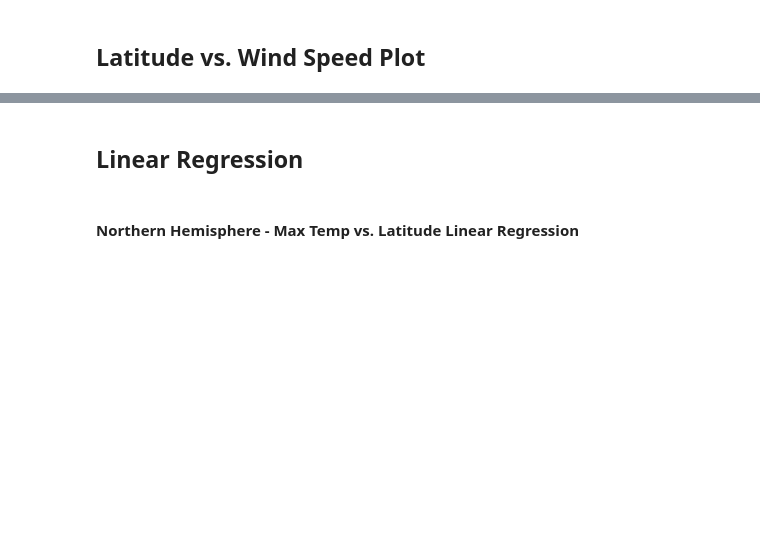
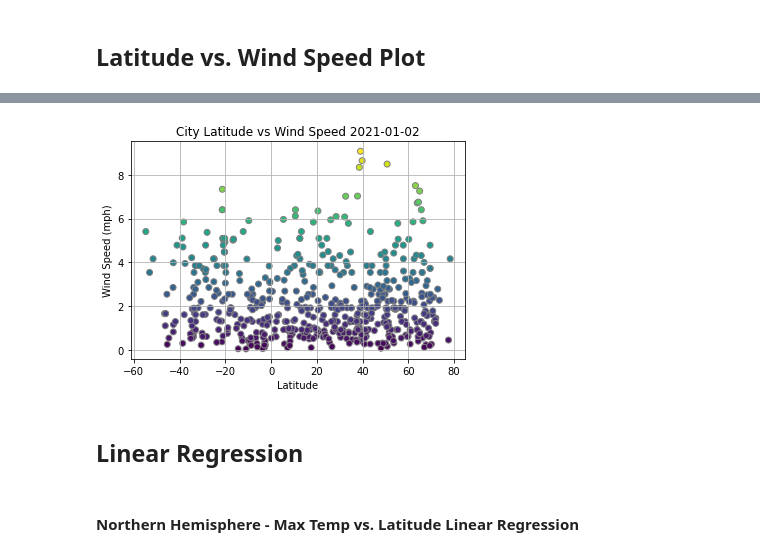
Before and after one commit to avaz7791/python-api-challenge, a Jupyter notebook: starter_code/WeatherPy.ipynb, the cells around one changed output, grey strips where cells are left out. Saved outputs shown, nothing was run; the diff lists cells and outputs as text; code cells hidden in the pictures; blank space fills up the shorter version.

```diff
--- a/starter_code/WeatherPy.ipynb
+++ b/starter_code/WeatherPy.ipynb
@@ -256,2 +250,16 @@ plt.show()
+# %%
+#Plot for latitude vs Wind. Convert KM to Miles for wind speed
+x = cityall_df['Lat']
+y = cityall_df['Wind Speed']/1.609
+plt.scatter(x,y, c=y, marker='o', edgecolor='grey')
+plt.grid()
+plt.ylabel("Wind Speed (mph)")
+plt.xlabel("Latitude")
+plt.title(f'City Latitude vs Wind Speed {today}')
+
+plt.savefig(f'output_data/lat_vs_windspeed_{today}.png')
+plt.show()
+# %% [output]
+[figure, added]
 # %% [markdown]
 ## Linear Regression
```
Also changed, not shown: parts of 26 cells of this notebook, 7 other files.
